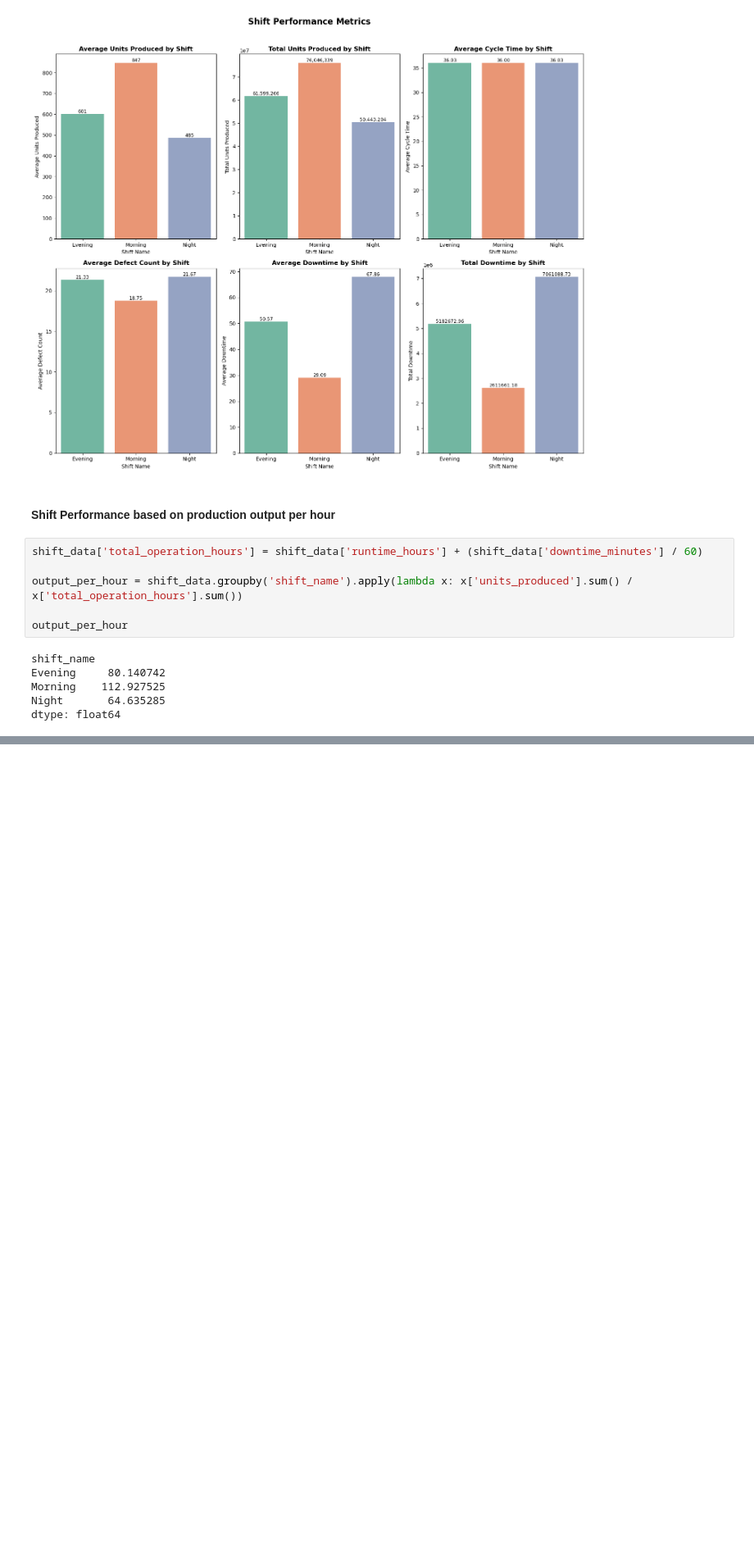
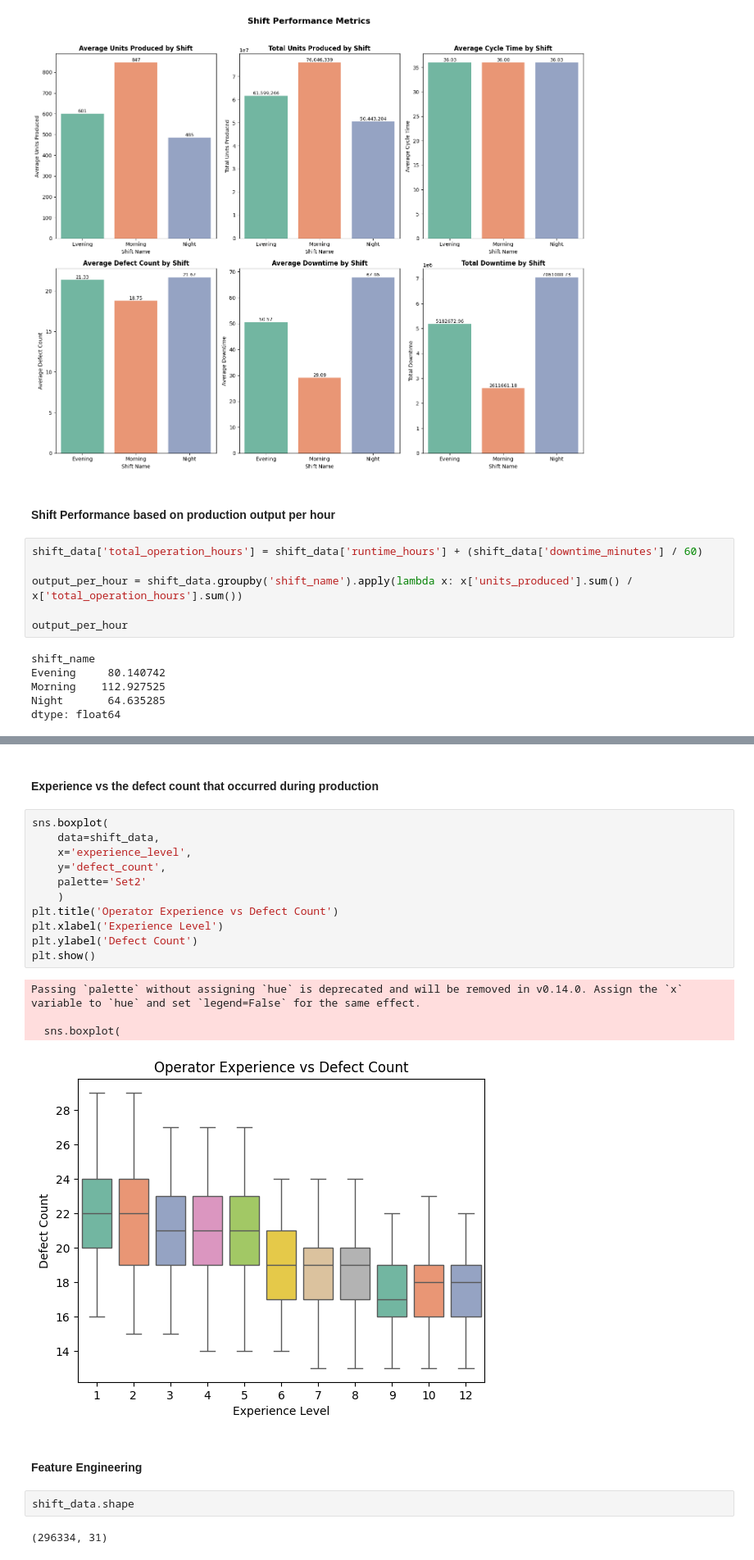
Before and after one commit to adamudaniel/Shift-Optimization-System, a Jupyter notebook: notebooks/EDA.ipynb, the cells around one changed output, grey strips where cells are left out. Shown at 82% size. Drawn from its saved outputs; the diff is of its cells as text; blank space fills up the shorter version.

```diff
--- a/notebooks/EDA.ipynb
+++ b/notebooks/EDA.ipynb
@@ -451,0 +797,24 @@ ConversionError: Failed to convert value(s) to axis units: 'shift_name'
+# %% [markdown]
+#### Experience vs the defect count that occurred during production
+# %%
+sns.boxplot(
+    data=shift_data,
+    x='experience_level',
+    y='defect_count',
+    palette='Set2'
+    )
+plt.title('Operator Experience vs Defect Count')
+plt.xlabel('Experience Level')
+plt.ylabel('Defect Count')
+plt.show()
+# %% [output]
+Passing `palette` without assigning `hue` is deprecated and will be removed in v0.14.0. Assign the `x` variable to `hue` and set `legend=False` for the same effect.
+
+  sns.boxplot(
+[figure, added]
+# %% [markdown]
+#### Feature Engineering
+# %%
+shift_data.shape
+# %% [output]
+(296334, 31)
```
Also changed, not shown: parts of 43 cells of this notebook, 10 other files.
